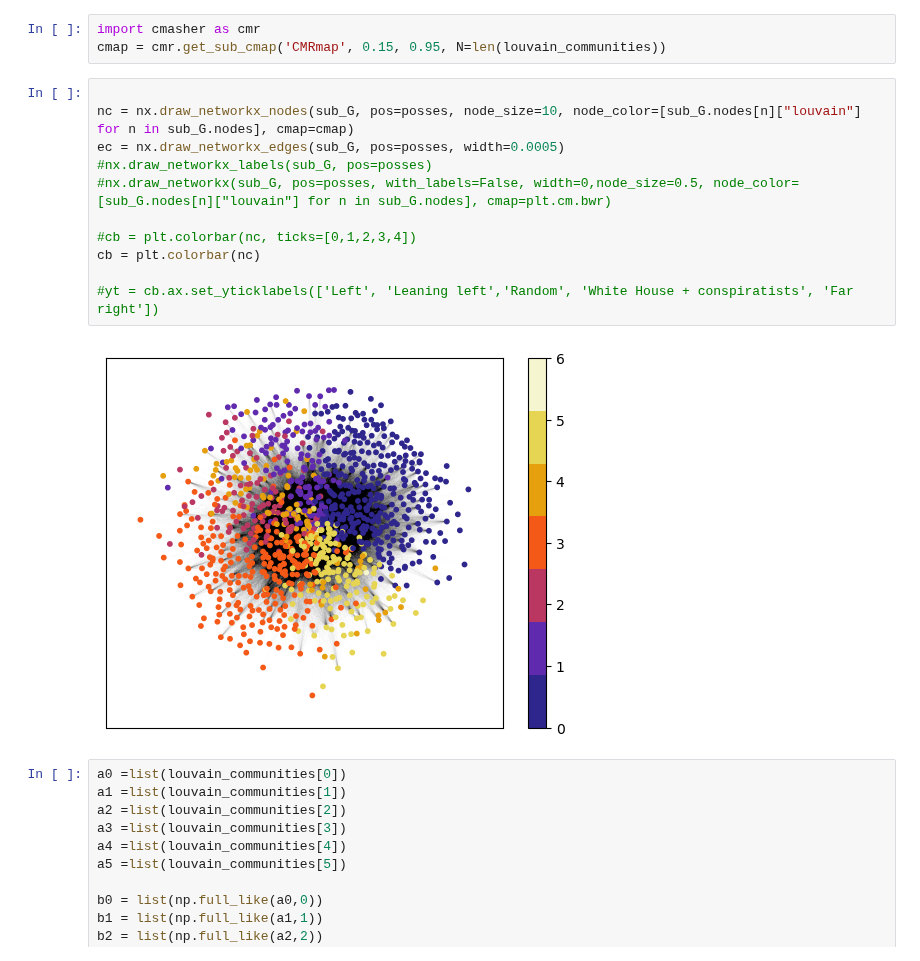
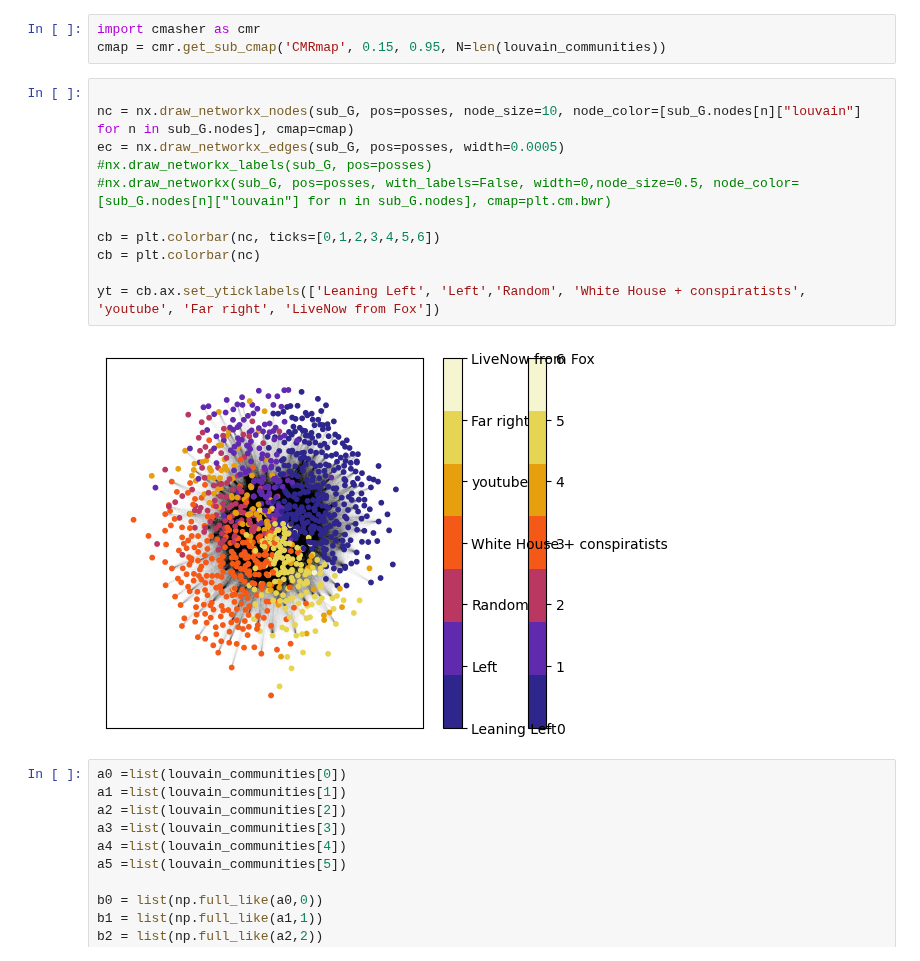
Before and after one commit to epfl-ada/ada-2022-project-adamantiumforgers, a Jupyter notebook: large_clustering_fix.ipynb, the cells around one changed output. Drawn from its saved outputs; the diff is of its cells as text.

```diff
--- a/large_clustering_fix.ipynb
+++ b/large_clustering_fix.ipynb
@@ -178,16 +176,16 @@ cmap = cmr.get_sub_cmap('CMRmap', 0.15, 0.95, N=len(louvain_communities))
 # %%
 
 nc = nx.draw_networkx_nodes(sub_G, pos=posses, node_size=10, node_color=[sub_G.nodes[n]["louvain"] for n in sub_G.nodes], cmap=cmap)
 ec = nx.draw_networkx_edges(sub_G, pos=posses, width=0.0005)
 #nx.draw_networkx_labels(sub_G, pos=posses)
 #nx.draw_networkx(sub_G, pos=posses, with_labels=False, width=0,node_size=0.5, node_color=[sub_G.nodes[n]["louvain"] for n in sub_G.nodes], cmap=plt.cm.bwr)
 
-#cb = plt.colorbar(nc, ticks=[0,1,2,3,4])
+cb = plt.colorbar(nc, ticks=[0,1,2,3,4,5,6])
 cb = plt.colorbar(nc)
 
-#yt = cb.ax.set_yticklabels(['Left', 'Leaning left','Random', 'White House + conspiratists', 'Far right'])
+yt = cb.ax.set_yticklabels(['Leaning Left', 'Left','Random', 'White House + conspiratists', 'youtube', 'Far right', 'LiveNow from Fox'])
 # %% [output]
-[figure, old version]
+[figure, new version]
 # %%
 a0 =list(louvain_communities[0])
 a1 =list(louvain_communities[1])
```
Also changed, not shown: parts of 6 cells of this notebook, 2 other files.
